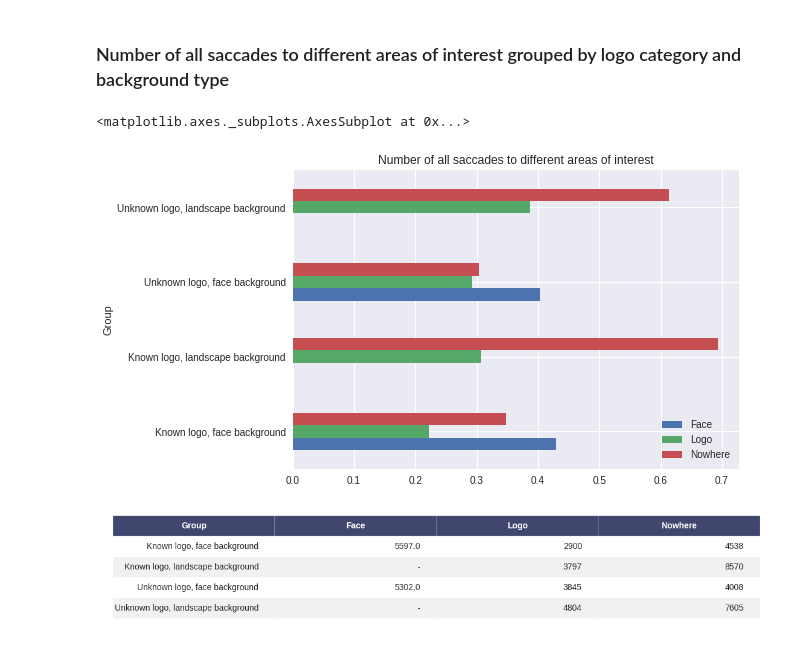
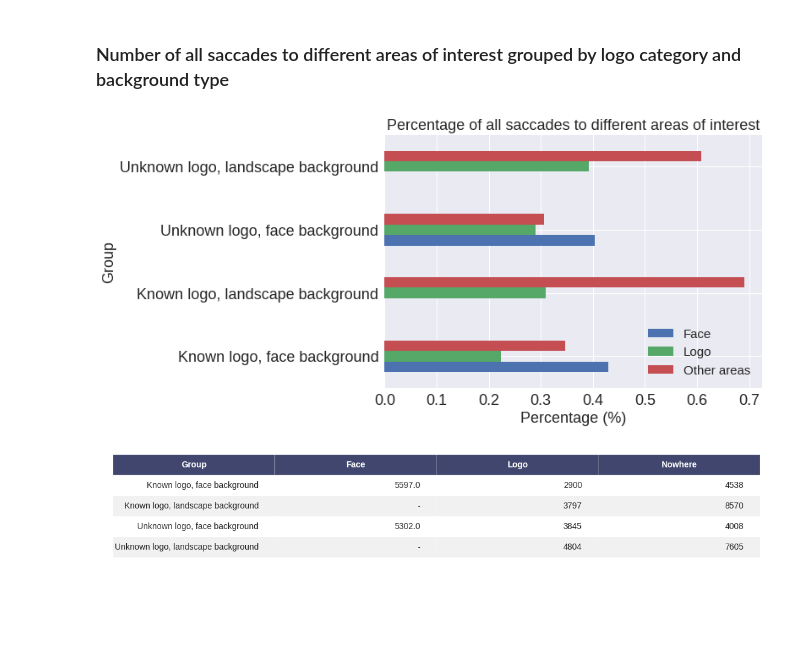
Before and after one commit to alastaa/LSTProject, a Jupyter notebook: Fiksaatioanalyysihommii.ipynb, the cells around one changed output. Drawn from its saved outputs; the diff is of its cells as text; code cells hidden in the pictures; blank space fills up the shorter version.

```diff
--- a/Fiksaatioanalyysihommii.ipynb
+++ b/Fiksaatioanalyysihommii.ipynb
@@ -83,7 +83,8 @@ pd.read_sql_query("select COUNT(*) AS Count, AOIgroup, LogoCategory, BackgroundC
 data = pd.read_sql_query("""
 select SUM(Length) as TotalTime, AOIgroup, LogoCategory, BackgroundCategory
 from fixations
-GROUP BY AOIgroup, LogoCategory, BackgroundCategory""", conn)
+WHERE TrialName NOT IN ({}) AND NOT SubjectName='S0702'
+GROUP BY AOIgroup, LogoCategory, BackgroundCategory""".format(placeholders), conn, params=BAD_TRIALS)
 d = {
     'KF': 'Known logo, face background',
     'UL': 'Unknown logo, landscape background',
@@ -194,7 +195,8 @@ import six
 data = pd.read_sql_query("""
 select COUNT(*) AS Count, AOIgroup, LogoCategory, BackgroundCategory
 from saccades
-GROUP BY AOIgroup, LogoCategory, BackgroundCategory""", conn)
+WHERE TrialName NOT IN ({}) AND NOT SubjectName='S0702'
+GROUP BY AOIgroup, LogoCategory, BackgroundCategory""".format(placeholders), conn, params=BAD_TRIALS)
 
 
 def render_mpl_table(data, col_width=3.0, row_height=0.625, font_size=14,
@@ -203,34 +205,38 @@ def render_mpl_table(data, col_width=3.0, row_height=0.625, font_size=14,
                      ax=None, **kwargs):
     if ax is None:
         size = (np.array(data.shape[::-1]) + np.array([0, 1])) * np.array([col_width, row_height])
         fig, ax = plt.subplots(figsize=size)
         ax.axis('off')
 
 
     mpl_table = ax.table(cellText=data.values, bbox=bbox, colLabels=data.columns, **kwargs)
 
     mpl_table.auto_set_font_size(False)
     mpl_table.set_fontsize(font_size)
 
     for k, cell in six.iteritems(mpl_table._cells):
         cell.set_edgecolor(edge_color)
         if k[0] == 0 or k[1] < header_columns:
             cell.set_text_props(weight='bold', color='w')
             cell.set_facecolor(header_color)
         else:
             cell.set_facecolor(row_colors[k[0]%len(row_colors) ])
     return ax
 
 data['Group'] = (data['LogoCategory'] + data['BackgroundCategory']).apply(lambda text: d[text])
 data = data.drop(['LogoCategory', 'BackgroundCategory'], axis=1)
 data['Group'] = data['Group'].astype(str)
 pivoted = data.pivot(index='Group', columns='AOIgroup')
 
-pivoted.columns = ['Face', 'Logo', 'Nowhere']
+pivoted.columns = ['Face', 'Logo', 'Other areas']
 pivoted
 pivoted.fillna(value=0, inplace=True)
 pivoted = pivoted.div(pivoted.sum(axis=1), axis=0)
-pivoted.plot.barh(x=pivoted.index, y=['Face', 'Logo', 'Nowhere'], title='Number of all saccades to different areas of interest')
+ax = pivoted.plot.barh(x=pivoted.index, y=['Face', 'Logo', 'Other areas'], title='Percentage of all saccades to different areas of interest')
+ax.set_xlabel('Percentage (%)')
+for item in ([ax.title, ax.xaxis.label, ax.yaxis.label] +
+             ax.get_xticklabels() + ax.get_yticklabels()):
+    item.set_fontsize(18)
+ax.get_figure().savefig('all_saccades.png', bbox_inches='tight')
 # %% [output]
-<matplotlib.axes._subplots.AxesSubplot at 0x...>
-[figure, old version]
+[figure, new version]
```
Also changed, not shown: parts of 10 cells of this notebook.
